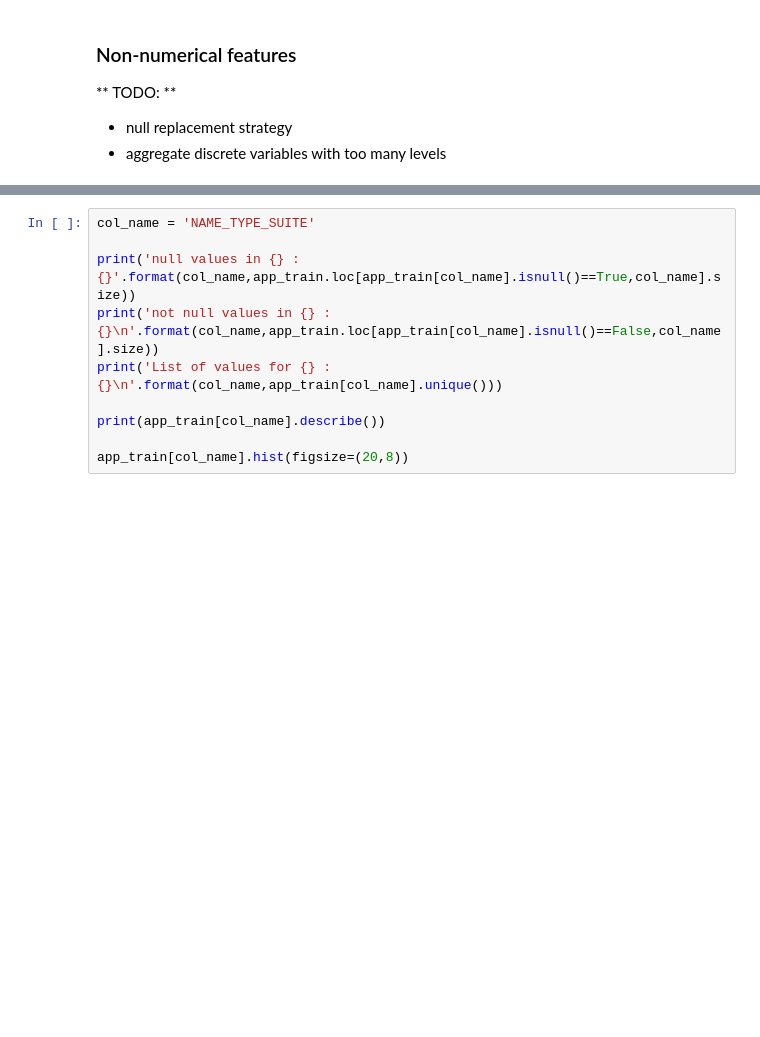
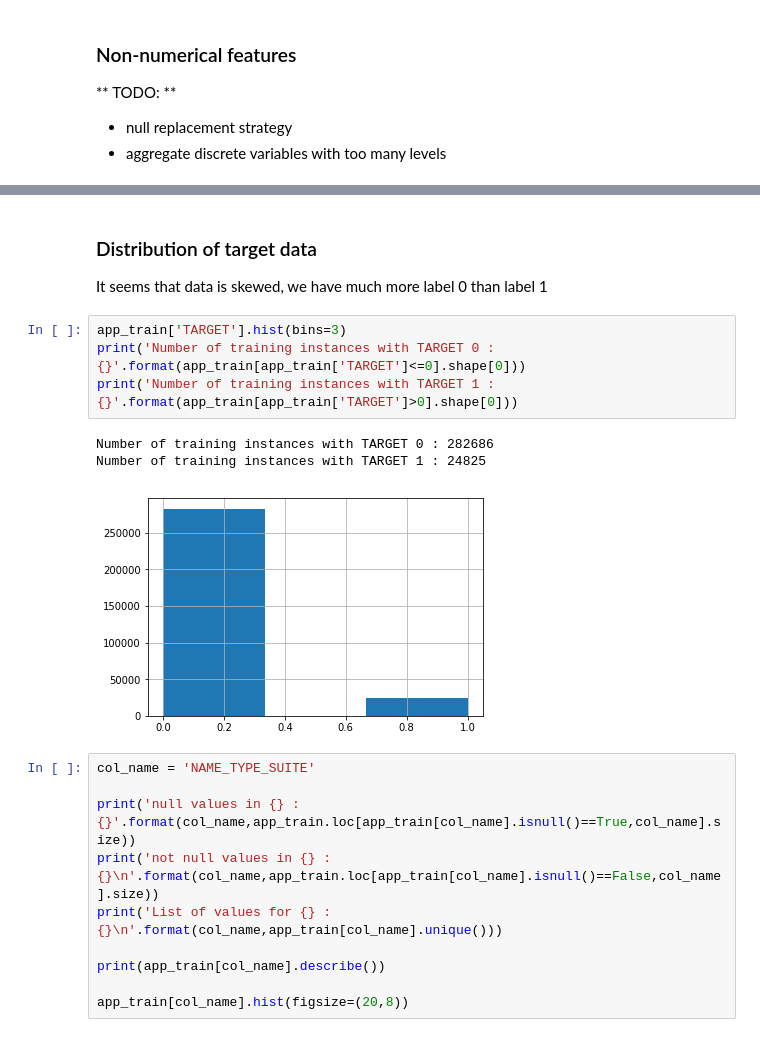
Before and after one commit to bodias/machine-learning, a Jupyter notebook: projects/capstone/home_credit/experiment 1.ipynb, the cells around one changed output, grey strips where cells are left out. Saved outputs shown, nothing was run; the diff lists cells and outputs as text; blank space fills up the shorter version.

```diff
--- a/projects/capstone/home_credit/experiment 1.ipynb
+++ b/projects/capstone/home_credit/experiment 1.ipynb
@@ -171,3 +204,15 @@ app_train[non_numerical_features].describe()
+# %% [markdown]
+### Distribution of target data
+
+It seems that data is skewed, we have much more label 0 than label 1
+# %%
+app_train['TARGET'].hist(bins=3)
+print('Number of training instances with TARGET 0 : {}'.format(app_train[app_train['TARGET']<=0].shape[0]))
+print('Number of training instances with TARGET 1 : {}'.format(app_train[app_train['TARGET']>0].shape[0]))
+# %% [output]
+Number of training instances with TARGET 0 : 282686
+Number of training instances with TARGET 1 : 24825
+[figure, added]
 # %%
 col_name = 'NAME_TYPE_SUITE'
 
```
Also changed, not shown: parts of 31 cells of this notebook.
